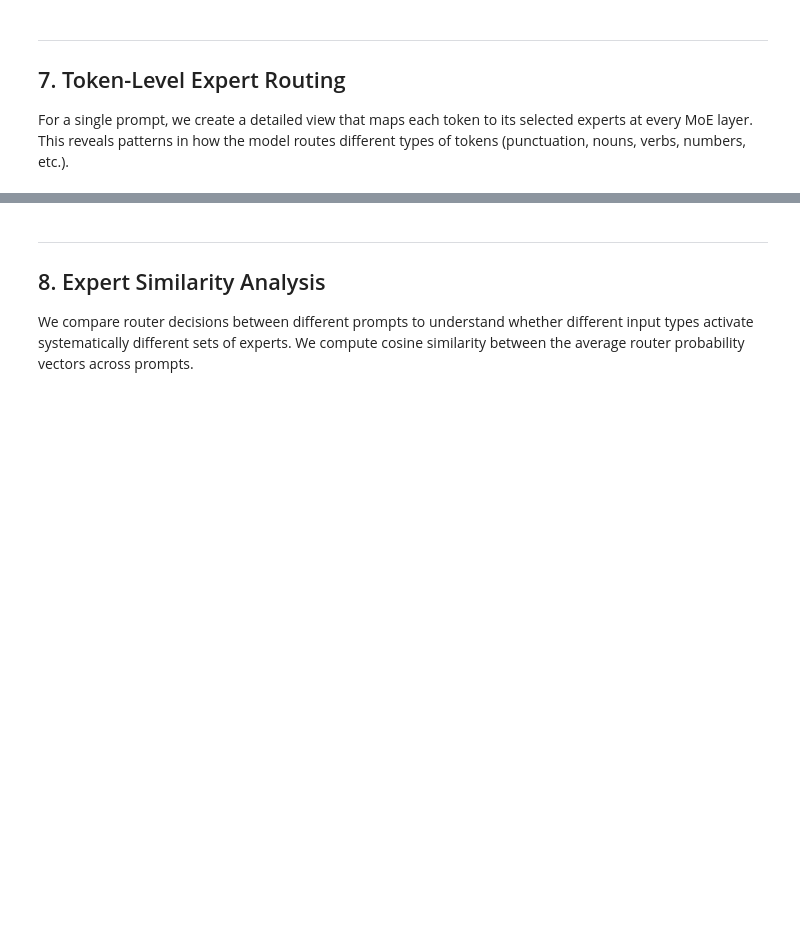
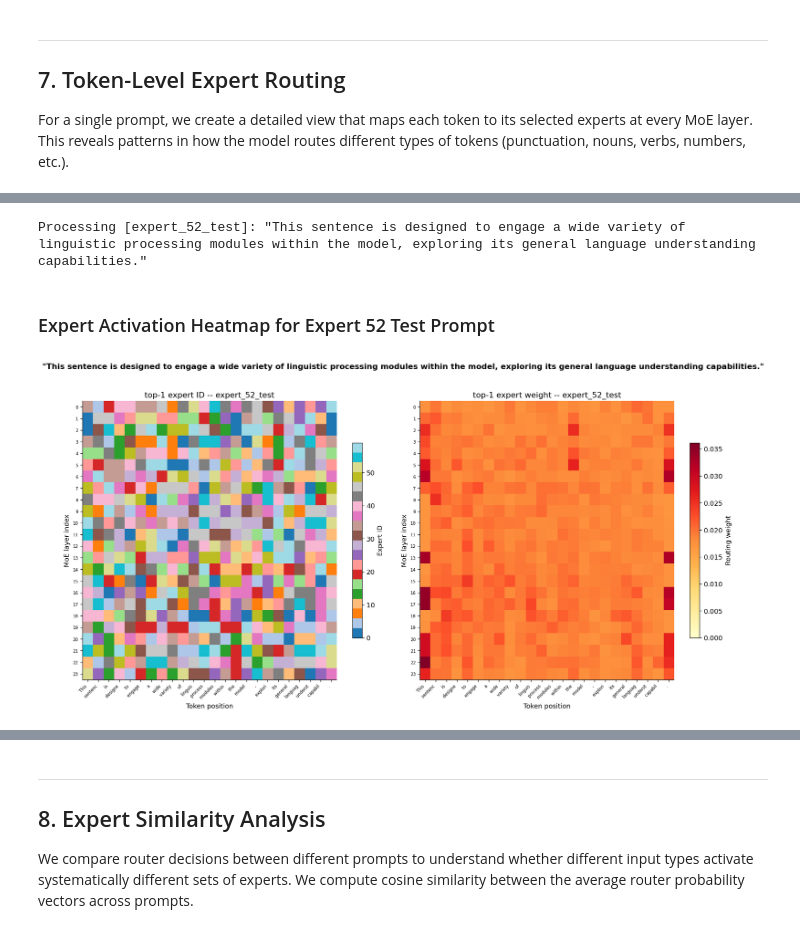
Before and after one commit to prashantkul/learn-generative-ai, a Jupyter notebook: 10-mixture-of-experts/live-moe-demo.ipynb, the cells around one changed output, grey strips where cells are left out. Cells and saved outputs as stored; diff of their text form; code cells hidden in the pictures; blank space fills up the shorter version.

```diff
--- a/10-mixture-of-experts/live-moe-demo.ipynb
+++ b/10-mixture-of-experts/live-moe-demo.ipynb
@@ -602,0 +762,39 @@ plot_token_routing_detail(
+# %%
+test_prompt_name = "expert_52_test"
+test_prompt_text = "This sentence is designed to engage a wide variety of linguistic processing modules within the model, exploring its general language understanding capabilities."
+
+print(f"\nProcessing [{test_prompt_name}]: \"{test_prompt_text}\"")
+
+# Prepare inputs
+inputs = tokenizer(test_prompt_text, return_tensors="pt").to(model.device)
+input_token_ids = inputs["input_ids"][0].tolist()
+token_strings_for_model_input = [tokenizer.decode([tid]) for tid in input_token_ids]
+
+# Clear previous capture and run inference for the new prompt
+capture.clear()
+with torch.no_grad():
+    outputs = model(**inputs)
+
+# Store routing data for the new prompt
+expert_52_routing_data = capture.get_routing_data()
+expert_52_tokens = token_strings_for_model_input
+
+# Add this new prompt's data to the collective dictionaries for potential future analysis
+# (Note: This will overwrite previous data if run multiple times without clearing overall dictionaries first)
+all_routing_data[test_prompt_name] = expert_52_routing_data
+all_tokens[test_prompt_name] = expert_52_tokens
+prompts[test_prompt_name] = test_prompt_text # Add to original prompts dict for consistent plotting titles
+# %% [output]
+Processing [expert_52_test]: "This sentence is designed to engage a wide variety of linguistic processing modules within the model, exploring its general language understanding capabilities."
+# %% [markdown]
+### Expert Activation Heatmap for Expert 52 Test Prompt
+# %%
+# Plot top-1 expert heatmap for the new test prompt
+plot_expert_heatmap(
+    expert_52_routing_data,
+    expert_52_tokens,
+    test_prompt_name,
+    top_k_slot=0,
+)
+# %% [output]
+[figure, added]
```
Also changed, not shown: parts of 39 cells of this notebook.
